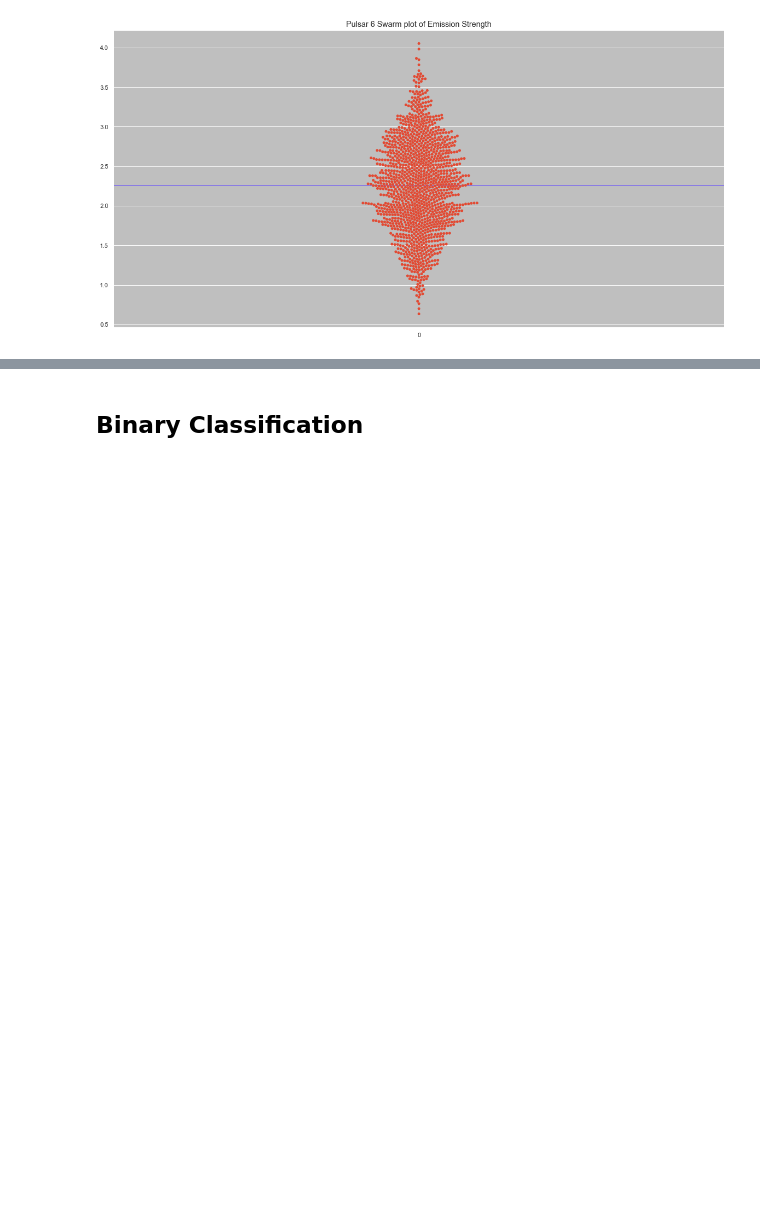
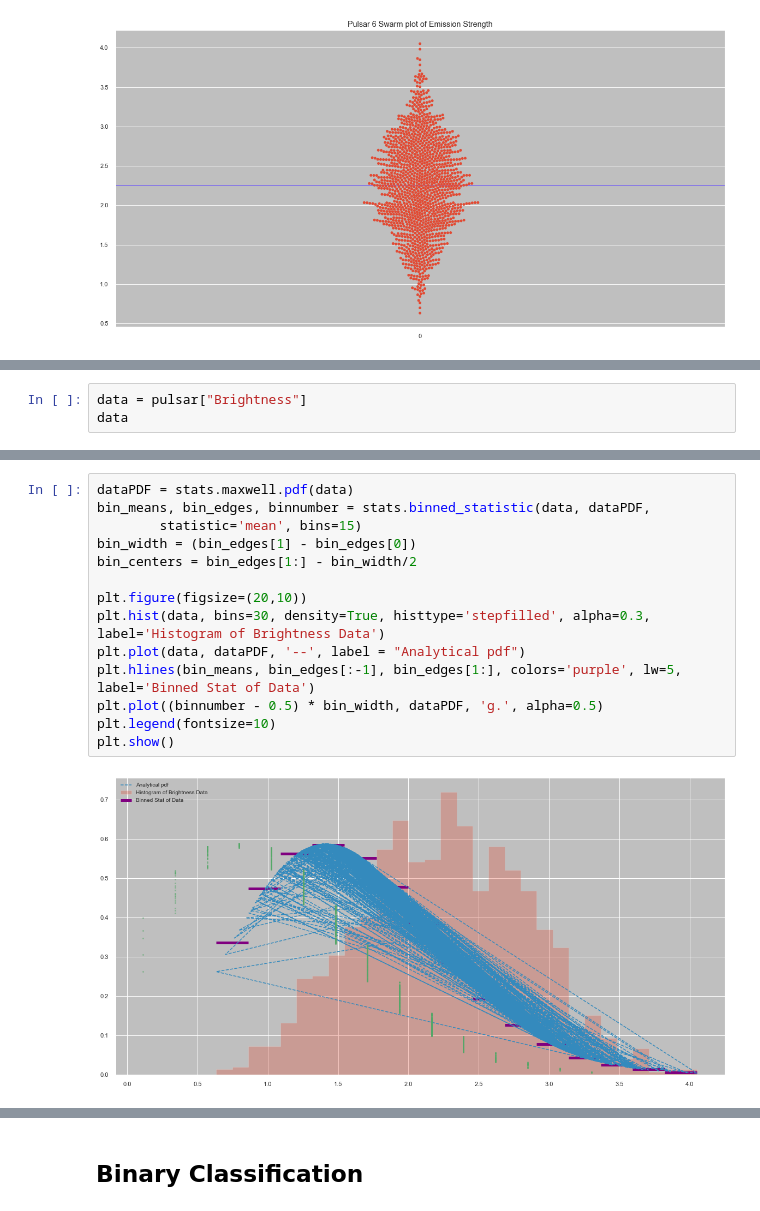
Before and after one commit to doughnutgod/PulsarPioneers, a Jupyter notebook: pulsar3.ipynb, the cells around one changed output, grey strips where cells are left out. Drawn from its saved outputs; the diff is of its cells as text; blank space fills up the shorter version.

Commit message:
added binned stuff am confused and added rolling mean/medians

```diff
--- a/pulsar3.ipynb
+++ b/pulsar3.ipynb
@@ -180,0 +183,3 @@ Text(0.5, 1.0, 'distribution of Pulsar 6 binary assignments')
+# %%
+data = pulsar["Brightness"]
+data
@@ -180,0 +199,16 @@ Text(0.5, 1.0, 'distribution of Pulsar 6 binary assignments')
+# %%
+dataPDF = stats.maxwell.pdf(data)
+bin_means, bin_edges, binnumber = stats.binned_statistic(data, dataPDF,
+        statistic='mean', bins=15)
+bin_width = (bin_edges[1] - bin_edges[0])
+bin_centers = bin_edges[1:] - bin_width/2
+
+plt.figure(figsize=(20,10))
+plt.hist(data, bins=30, density=True, histtype='stepfilled', alpha=0.3, label='Histogram of Brightness Data')
+plt.plot(data, dataPDF, '--', label = "Analytical pdf")
+plt.hlines(bin_means, bin_edges[:-1], bin_edges[1:], colors='purple', lw=5, label='Binned Stat of Data')
+plt.plot((binnumber - 0.5) * bin_width, dataPDF, 'g.', alpha=0.5)
+plt.legend(fontsize=10)
+plt.show()
+# %% [output]
+[figure, added]
```
Also changed, not shown: parts of 10 cells of this notebook, 9 other files.
